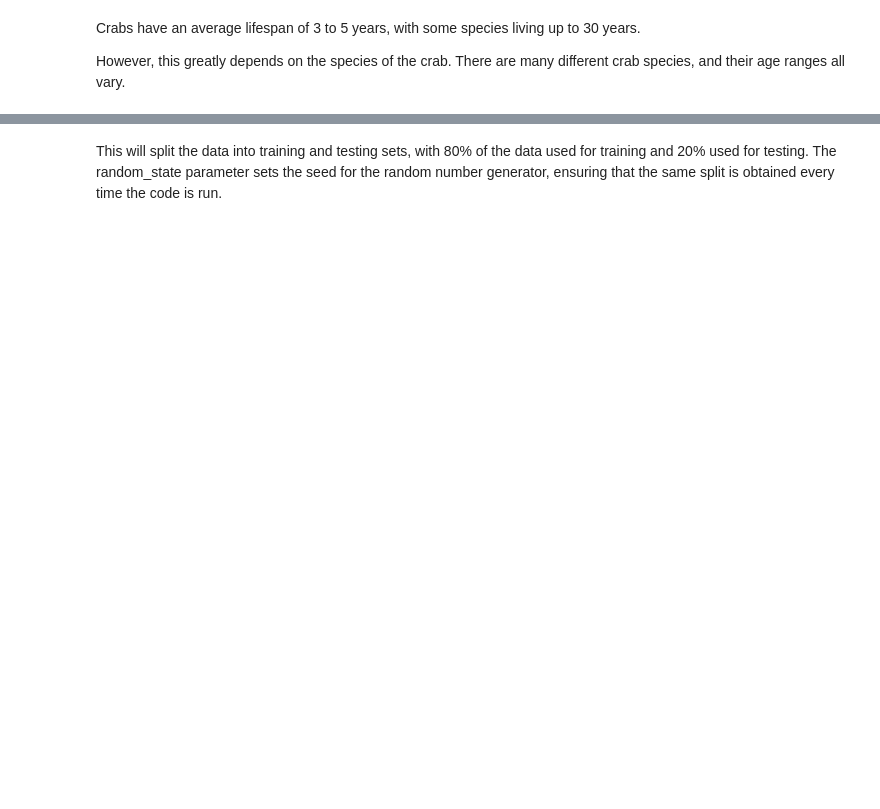
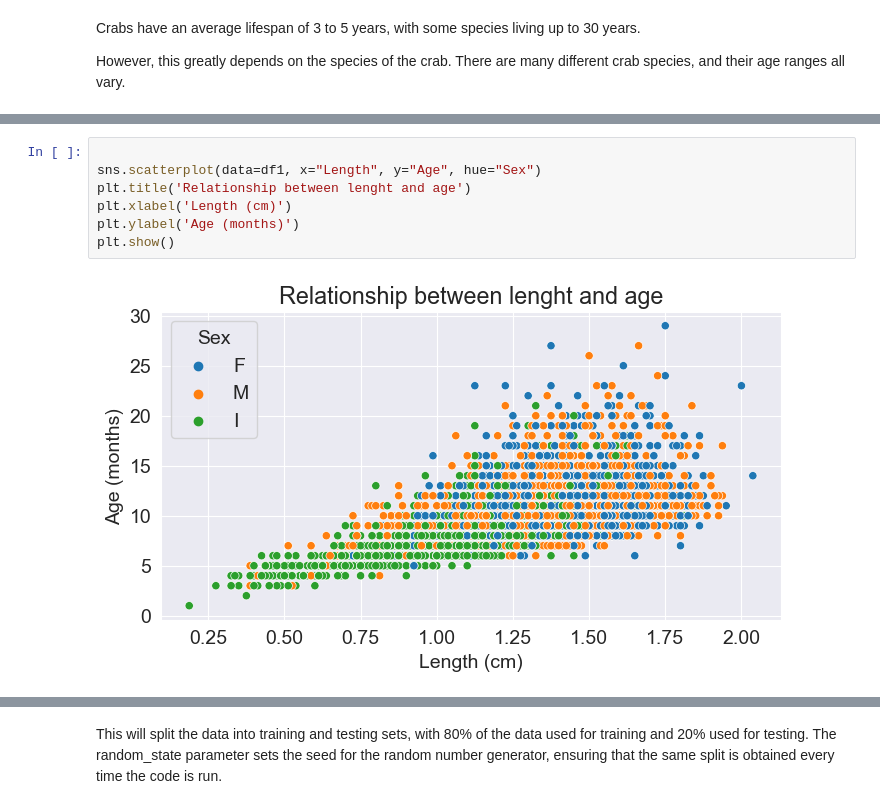
Before and after one commit to Aravinth-Megnath/Crab, a Jupyter notebook: crab_age_prediction.ipynb, the cells around one changed output, grey strips where cells are left out. Cells and saved outputs as stored; diff of their text form; blank space fills up the shorter version.

```diff
--- a/crab_age_prediction.ipynb
+++ b/crab_age_prediction.ipynb
@@ -587,0 +177,9 @@ Shape of X test : (771, 8)
+# %%
+
+sns.scatterplot(data=df1, x="Length", y="Age", hue="Sex")
+plt.title('Relationship between lenght and age')
+plt.xlabel('Length (cm)')
+plt.ylabel('Age (months)')
+plt.show()
+# %% [output]
+[figure, added]
```
Also changed, not shown: parts of 147 cells of this notebook, 2 other files.
